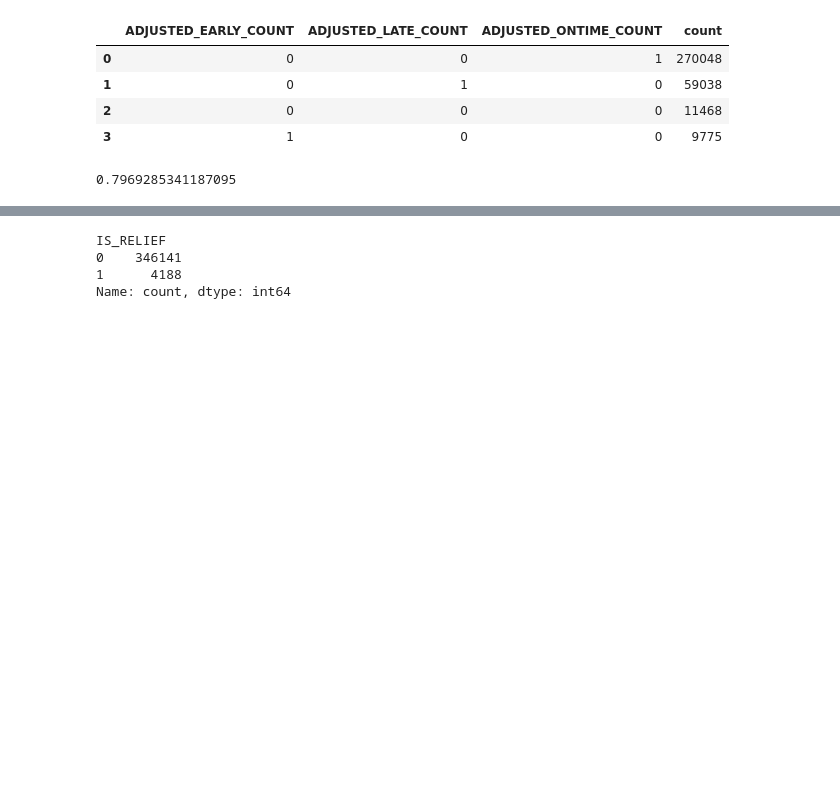
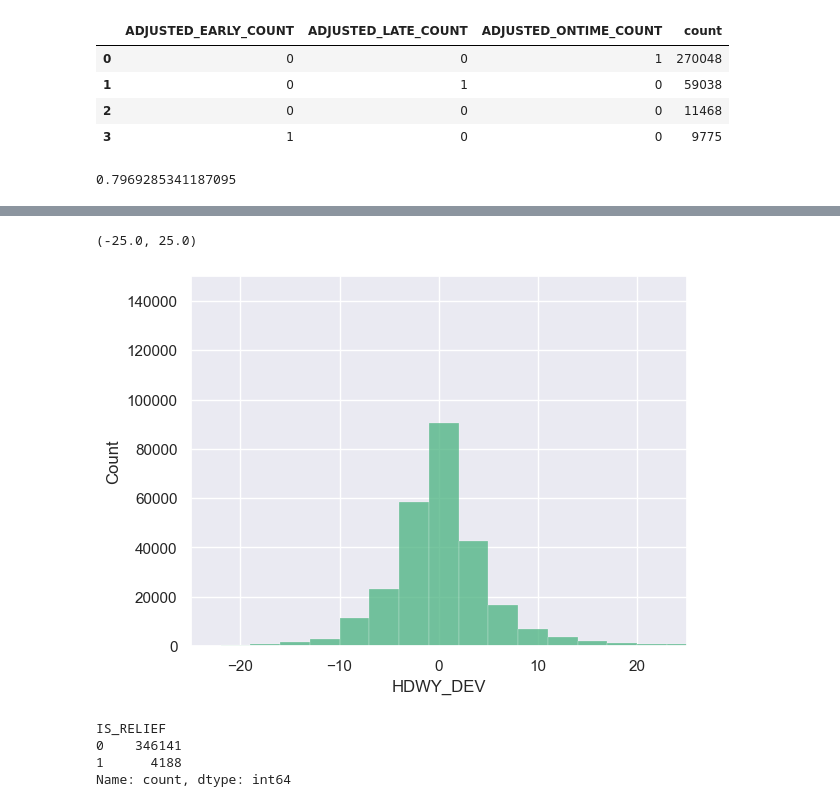
Before and after one commit to NSS-Data-Analytics-Cohort-11/wego-boomers, a Jupyter notebook: notebooks/Wego_boomers.ipynb, the cells around one changed output, grey strips where cells are left out. Drawn from its saved outputs; the diff is of its cells as text; code cells hidden in the pictures; blank space fills up the shorter version.

```diff
--- a/notebooks/Wego_boomers.ipynb
+++ b/notebooks/Wego_boomers.ipynb
@@ -101,3 +98,12 @@ sns.boxplot(x='ADHERENCE', data=wego)
+# %%
+sns.set_theme(style="darkgrid")
+palette = sns.color_palette("BuGn", as_cmap=True)
+sns.histplot(data=wego, x="HDWY_DEV", binwidth=3, color=palette(0.6))
+plt.ylim(0, 150000)
+plt.xlim(-25, 25)
+# %% [output]
+(-25.0, 25.0)
+[figure, added]
 # %%
 #sns.displot(data=wego["ADHERENCE"], kde=True)
 #sns.violinplot(data=wego,x=wego["ADHERENCE"])
```
Also changed, not shown: parts of 12 cells of this notebook.
